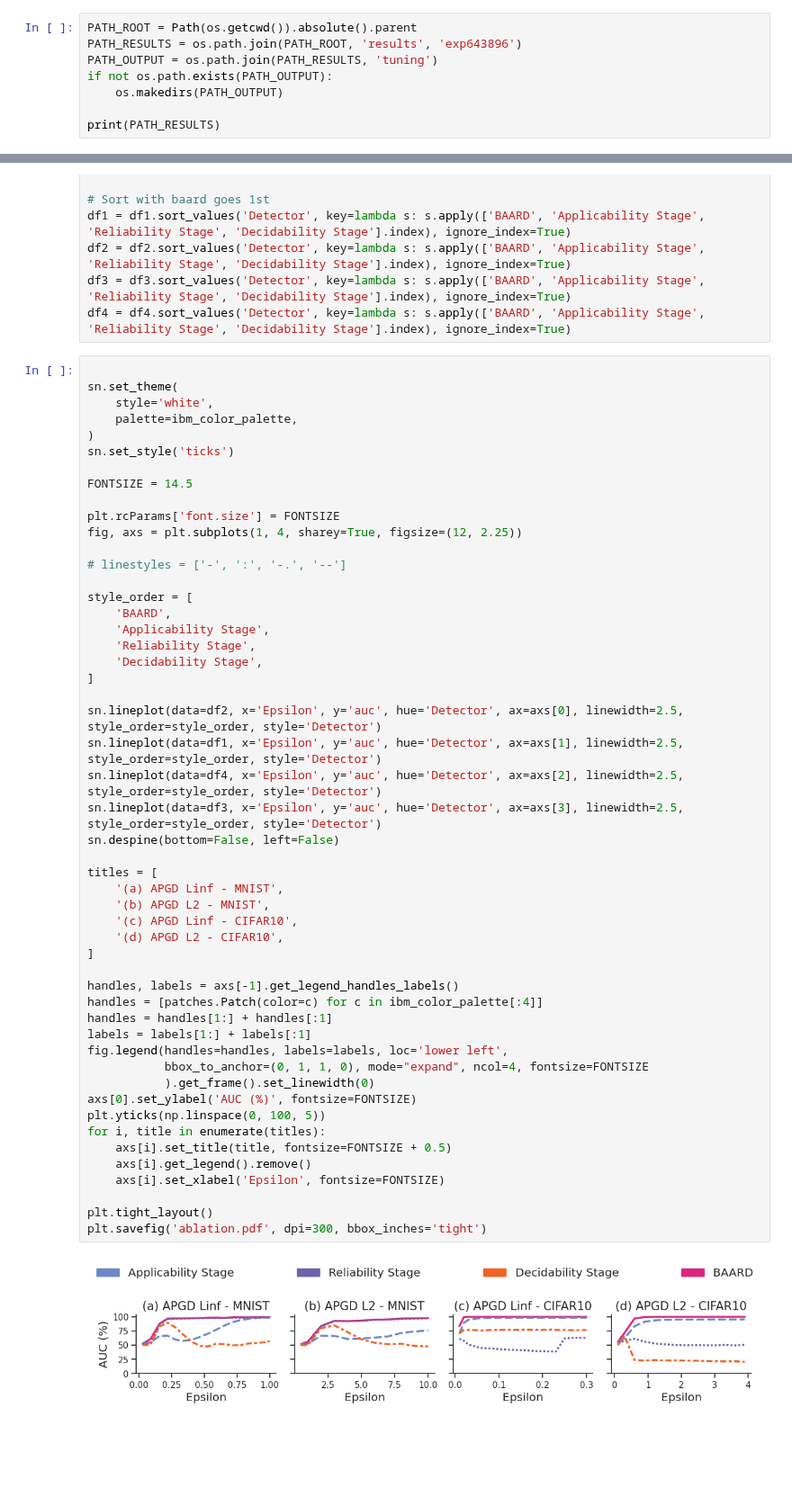
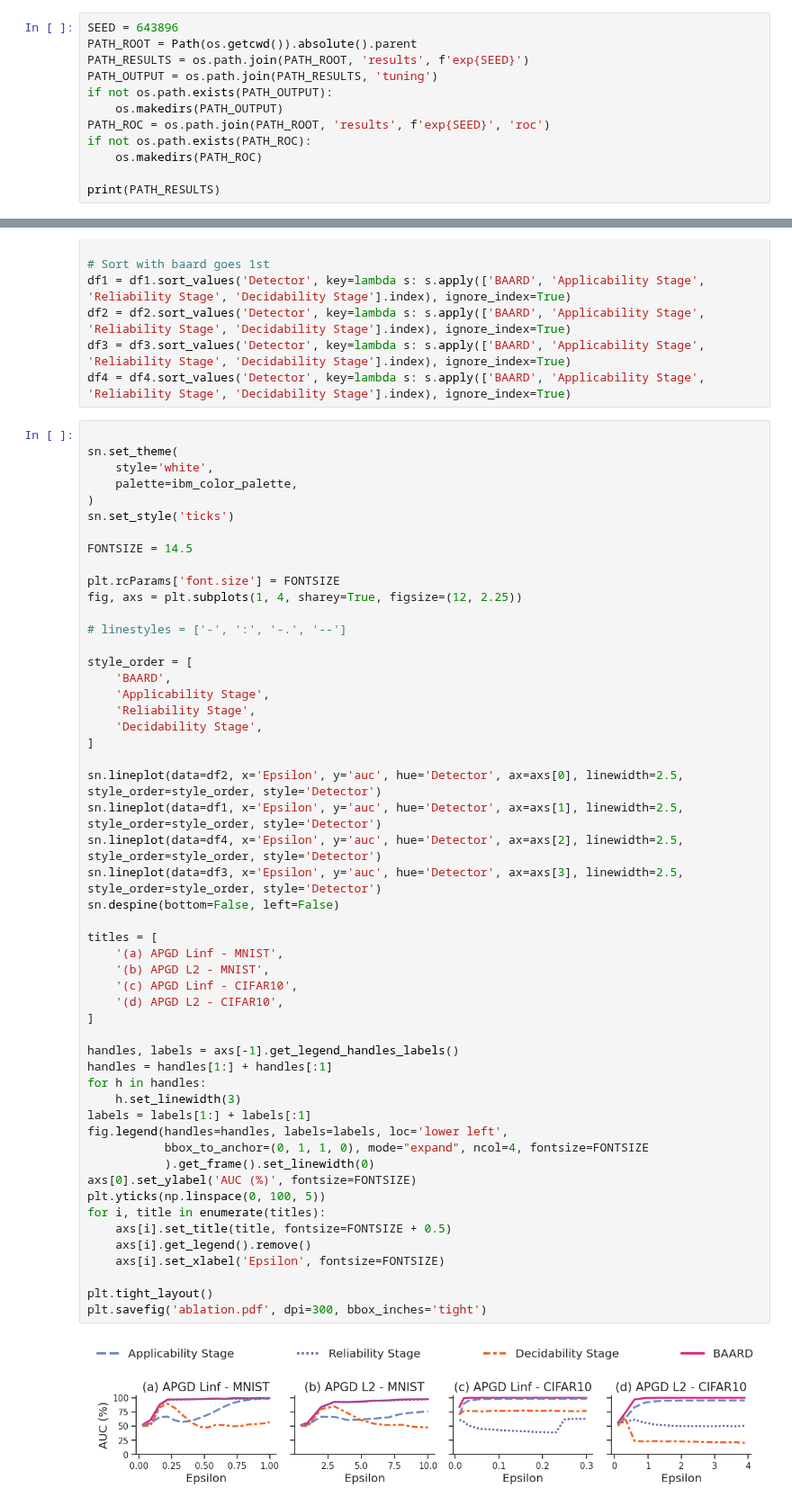
Before and after one commit to changx03/baard, a Jupyter notebook: plots/figure_ablation.ipynb, the cells around one changed output, grey strips where cells are left out. Shown at 90% size. Saved outputs shown, nothing was run; the diff lists cells and outputs as text; blank space fills up the shorter version.

Commit message:
revert legend back to default

```diff
--- a/plots/figure_ablation.ipynb
+++ b/plots/figure_ablation.ipynb
@@ -14,11 +14,15 @@ import seaborn as sn
 # %%
 from experiments.eval_features import eval_features
 # %%
+SEED = 643896
 PATH_ROOT = Path(os.getcwd()).absolute().parent
-PATH_RESULTS = os.path.join(PATH_ROOT, 'results', 'exp643896')
+PATH_RESULTS = os.path.join(PATH_ROOT, 'results', f'exp{SEED}')
 PATH_OUTPUT = os.path.join(PATH_RESULTS, 'tuning')
 if not os.path.exists(PATH_OUTPUT):
     os.makedirs(PATH_OUTPUT)
+PATH_ROC = os.path.join(PATH_ROOT, 'results', f'exp{SEED}', 'roc')
+if not os.path.exists(PATH_ROC):
+    os.makedirs(PATH_ROC)
 
 print(PATH_RESULTS)
 # %% [output]
@@ -213,32 +215,33 @@ style_order = [
 
 sn.lineplot(data=df2, x='Epsilon', y='auc', hue='Detector', ax=axs[0], linewidth=2.5, style_order=style_order, style='Detector')
 sn.lineplot(data=df1, x='Epsilon', y='auc', hue='Detector', ax=axs[1], linewidth=2.5, style_order=style_order, style='Detector')
 sn.lineplot(data=df4, x='Epsilon', y='auc', hue='Detector', ax=axs[2], linewidth=2.5, style_order=style_order, style='Detector')
 sn.lineplot(data=df3, x='Epsilon', y='auc', hue='Detector', ax=axs[3], linewidth=2.5, style_order=style_order, style='Detector')
 sn.despine(bottom=False, left=False)
 
 titles = [
     '(a) APGD Linf - MNIST',
     '(b) APGD L2 - MNIST',
     '(c) APGD Linf - CIFAR10',
     '(d) APGD L2 - CIFAR10',
 ]
 
 handles, labels = axs[-1].get_legend_handles_labels()
-handles = [patches.Patch(color=c) for c in ibm_color_palette[:4]]
 handles = handles[1:] + handles[:1]
+for h in handles:
+    h.set_linewidth(3)
 labels = labels[1:] + labels[:1]
 fig.legend(handles=handles, labels=labels, loc='lower left',
            bbox_to_anchor=(0, 1, 1, 0), mode="expand", ncol=4, fontsize=FONTSIZE
            ).get_frame().set_linewidth(0)
 axs[0].set_ylabel('AUC (%)', fontsize=FONTSIZE)
 plt.yticks(np.linspace(0, 100, 5))
 for i, title in enumerate(titles):
     axs[i].set_title(title, fontsize=FONTSIZE + 0.5)
     axs[i].get_legend().remove()
     axs[i].set_xlabel('Epsilon', fontsize=FONTSIZE)
 
 plt.tight_layout()
 plt.savefig('ablation.pdf', dpi=300, bbox_inches='tight')
 # %% [output]
-[figure, old version]
+[figure, new version]
```
Also changed, not shown: parts of 1 cell of this notebook, 1 other file.
